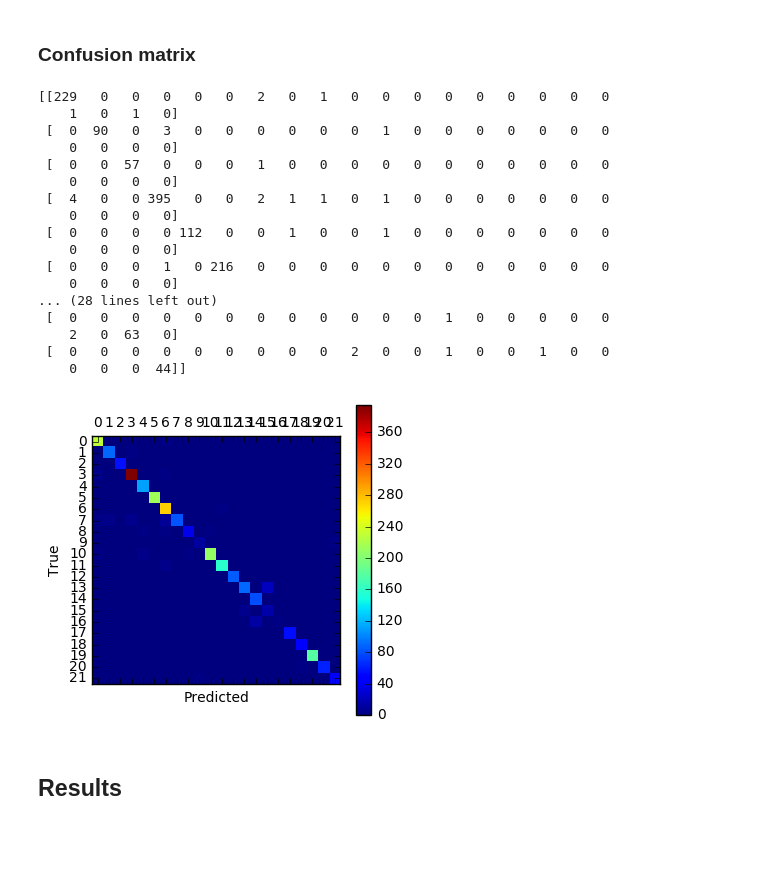
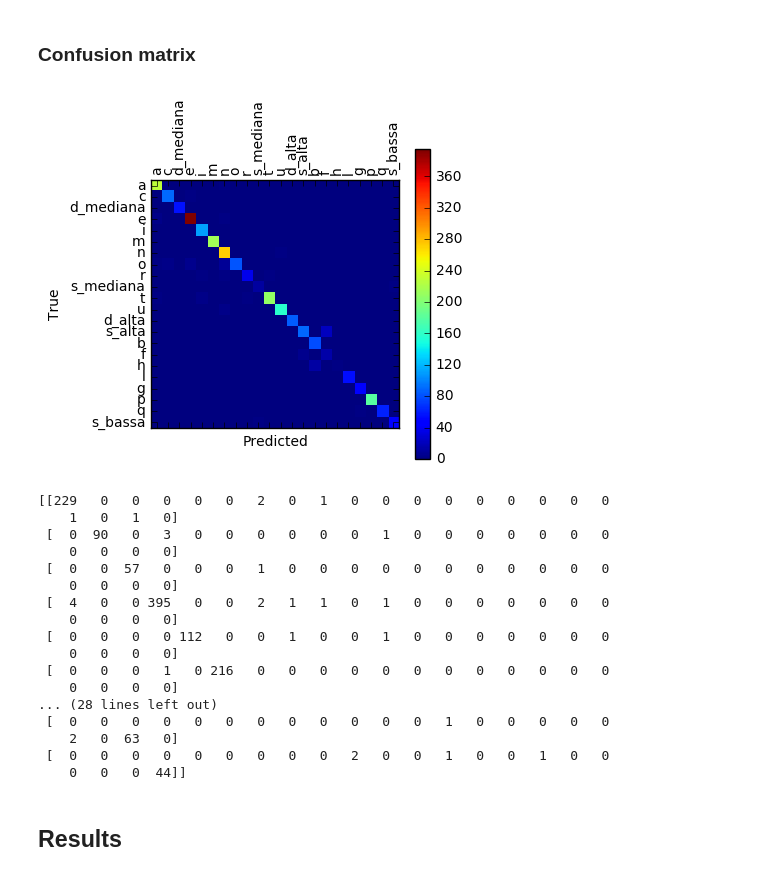
Before and after one commit to Kidel/In-Codice-Ratio-OCR-with-CNN, a Jupyter notebook: Notebooks/09_ICR-Test_22-classes.ipynb, the cells around one changed output. Cells and saved outputs as stored; diff of their text form; code cells hidden in the pictures; blank space fills up the shorter version.

```diff
--- a/Notebooks/09_ICR-Test_22-classes.ipynb
+++ b/Notebooks/09_ICR-Test_22-classes.ipynb
@@ -328,8 +352,9 @@ u.plot_images(X_test[incorrect_indices[:9]], y_test[incorrect_indices[:9]],
 # %% [markdown]
 ### Confusion matrix
 # %%
-u.plot_confusion_matrix(y_test, nb_classes, predicted_classes)
+u.plot_confusion_matrix(y_test, nb_classes, predicted_classes, with_labels=True, labels=labels)
 # %% [output]
+[figure, new version]
 [[229   0   0   0   0   0   2   0   1   0   0   0   0   0   0   0   0   0
     1   0   1   0]
  [  0  90   0   3   0   0   0   0   0   0   1   0   0   0   0   0   0   0
@@ -347,6 +372,5 @@ u.plot_confusion_matrix(y_test, nb_classes, predicted_classes)
     2   0  63   0]
  [  0   0   0   0   0   0   0   0   0   2   0   0   1   0   0   1   0   0
     0   0   0  44]]
-[figure, old version]
 # %% [markdown]
 ## Results
```
Also changed, not shown: parts of 4 cells of this notebook, 1 other file.
